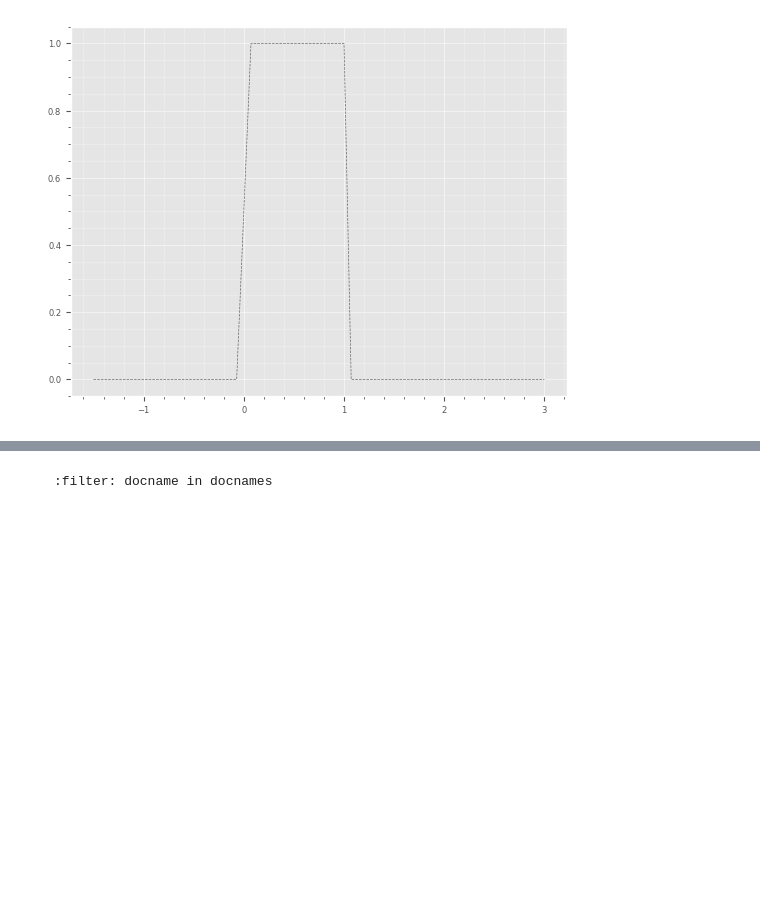
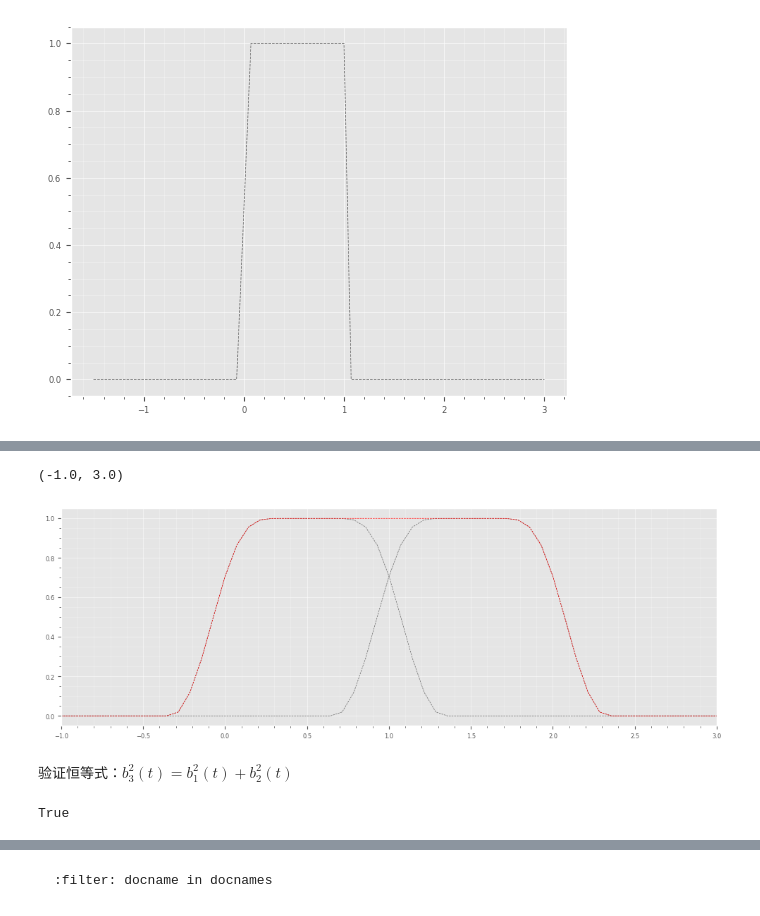
Before and after one commit to blackgolfer/super-qi, a Jupyter notebook: ms/sp/nb/fft.ipynb, the cells around one changed output, grey strips where cells are left out. Drawn from its saved outputs; the diff is of its cells as text; code cells hidden in the pictures; blank space fills up the shorter version.

```diff
--- a/ms/sp/nb/fft.ipynb
+++ b/ms/sp/nb/fft.ipynb
@@ -371,0 +433,25 @@ plot_function(ax,t,x)
+# %%
+fig,ax=plt.subplots(figsize=(12,4))
+param=[[0,1/3,1],[1,1/3,1],[2,1/3,1]]
+# bell function on [-1/3,1+1/3]
+b1=[bell_cutoff(param[0],param[1],v) for v in t]
+plot_function(ax,t,b1)
+# bell function on [1-1/3,2+1/3]
+b2=[bell_cutoff(param[1],param[2],v) for v in t]
+plot_function(ax,t,b2)
+# bell function on [-1/3,2+1/3]
+b3=[bell_cutoff(param[0],param[2],v) for v in t]
+plot_function(ax,t,b3,color='red')
+plt.xlim([-1,3])
+# %% [output]
+(-1.0, 3.0)
+[figure, added]
+# %% [markdown]
+验证恒等式：$b_3^2(t)=b_1^2(t)+b_2^2(t)$
+# %%
+flag=False
+for bb3, bb2, bb1 in zip(b3,b2,b1):
+    flag = np.isclose(bb3*bb3,bb2*bb2+bb1*bb1)
+print(flag)
+# %% [output]
+True
```
Also changed, not shown: parts of 27 cells of this notebook, 5 other files.
